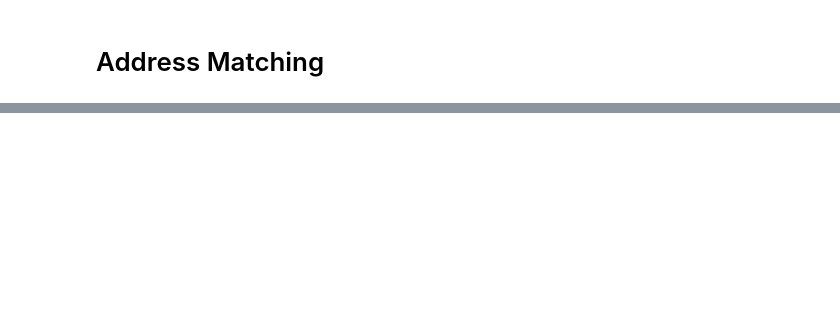
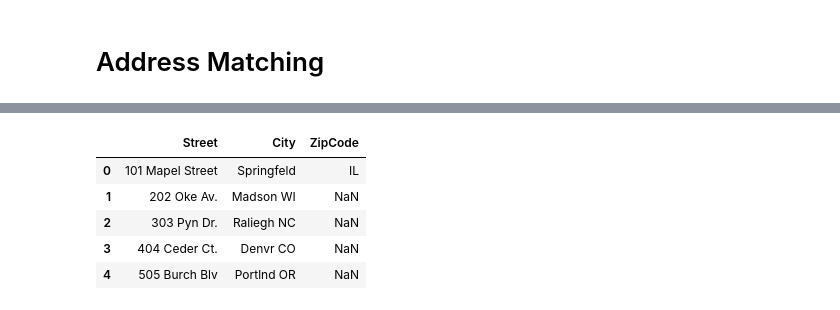
Before and after one commit to iperezav/Address-Matching, a Jupyter notebook: main.ipynb, the cells around one changed output, grey strips where cells are left out. Saved outputs shown, nothing was run; the diff lists cells and outputs as text; code cells hidden in the pictures; blank space fills up the shorter version.

```diff
--- a/main.ipynb
+++ b/main.ipynb
@@ -24,0 +356,9 @@ import fuzzywuzzy
+# %%
+addrs_company2.head()
+# %% [output]
+|  | Street | City | ZipCode |
+| 0 | 101 Mapel Street | Springfeld | IL |
+| 1 | 202 Oke Av. | Madson WI | NaN |
+| 2 | 303 Pyn Dr. | Raliegh NC | NaN |
+| 3 | 404 Ceder Ct. | Denvr CO | NaN |
+| 4 | 505 Burch Blv | Portlnd OR | NaN |
```
Also changed, not shown: parts of 68 cells of this notebook, 4 other files.
